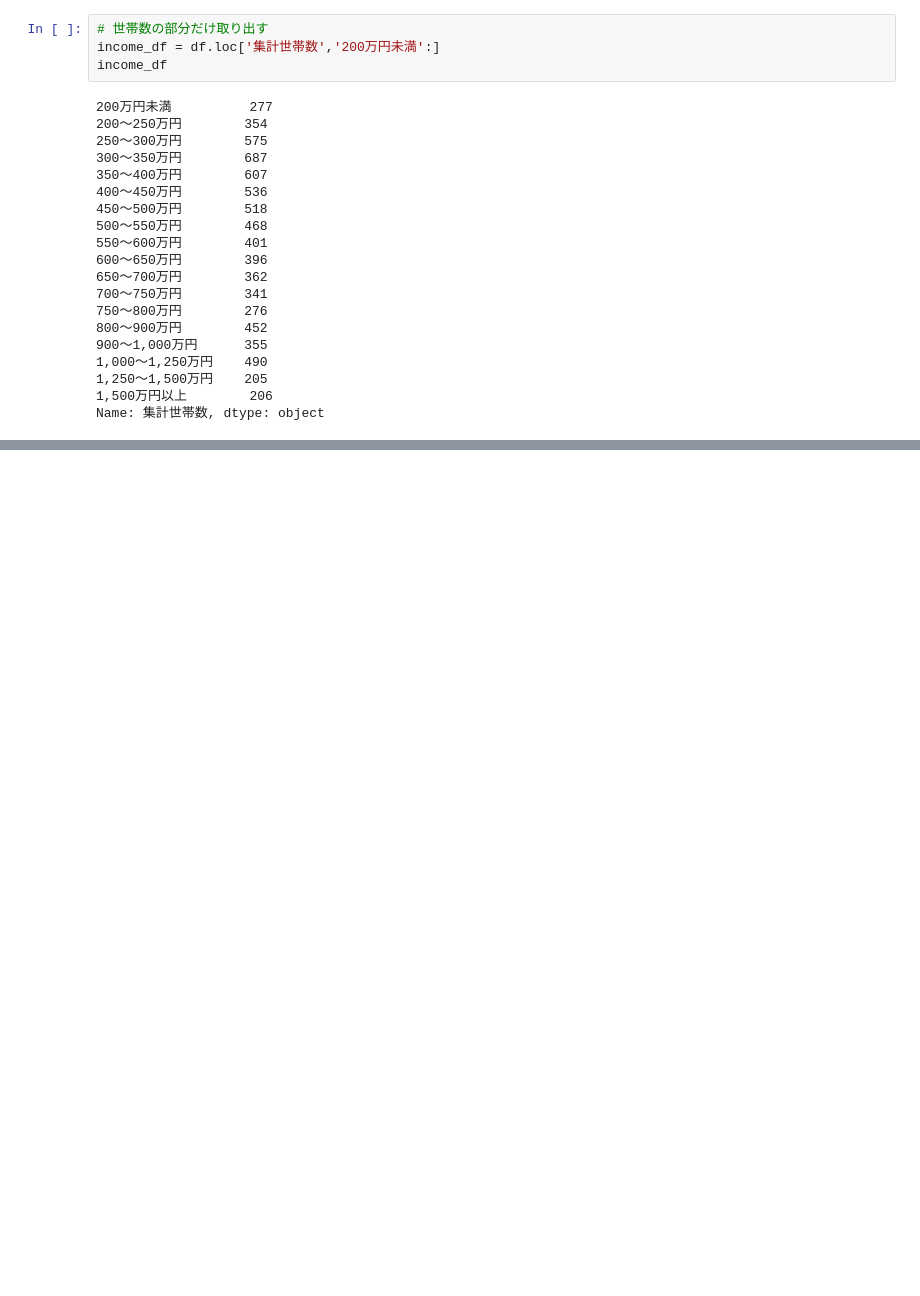
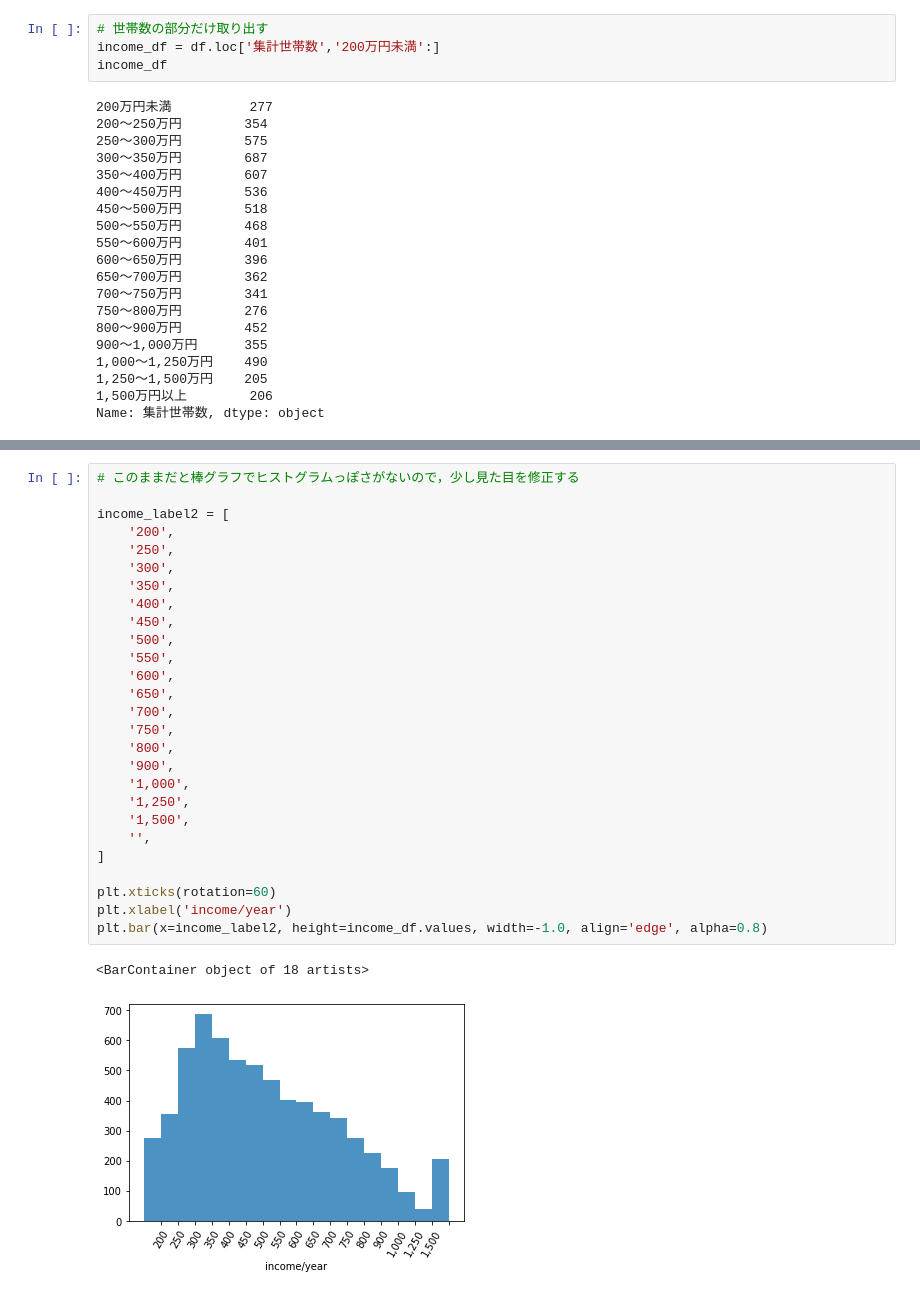
Before and after one commit to kiyoyoki/DataScienceSkillApprentice, a Jupyter notebook: Histogram.ipynb, the cells around one changed output, grey strips where cells are left out. Cells and saved outputs as stored; diff of their text form; blank space fills up the shorter version.

```diff
--- a/Histogram.ipynb
+++ b/Histogram.ipynb
@@ -129 +176,31 @@ income_df.plot.bar()
+# %%
+# このままだと棒グラフでヒストグラムっぽさがないので，少し見た目を修正する
+
+income_label2 = [
+    '200',
+    '250',
+    '300',
+    '350',
+    '400',
+    '450',
+    '500',
+    '550',
+    '600',
+    '650',
+    '700',
+    '750',
+    '800',
+    '900',
+    '1,000',
+    '1,250',
+    '1,500',
+    '',
+]
+
+plt.xticks(rotation=60)
+plt.xlabel('income/year')
+plt.bar(x=income_label2, height=income_df.values, width=-1.0, align='edge', alpha=0.8)
+# %% [output]
+<BarContainer object of 18 artists>
+[figure, added]
 # %% [markdown]
```
Also changed, not shown: parts of 5 cells of this notebook, 1 other file.
